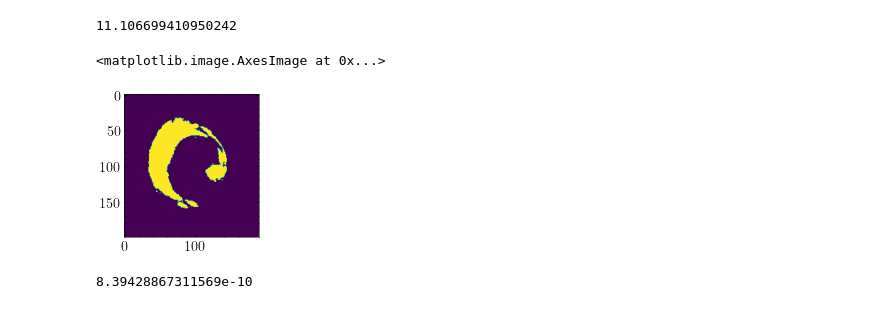
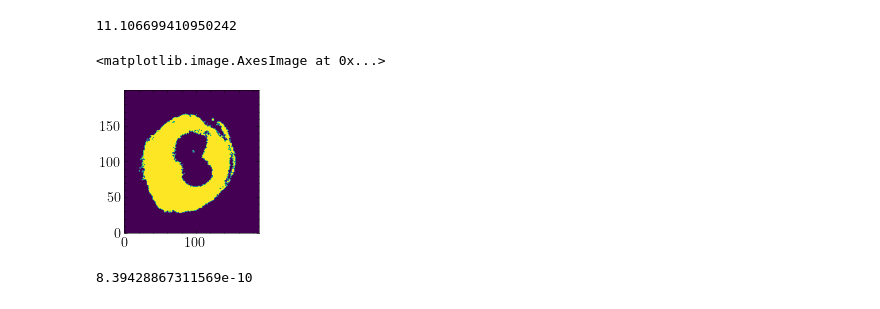
Before and after one commit to AlexandreAdam/rxj1131, a Jupyter notebook: notebooks/quad_optim.ipynb, the cells around one changed output. Saved outputs shown, nothing was run; the diff lists cells and outputs as text; code cells hidden in the pictures.

```diff
--- a/notebooks/quad_optim.ipynb
+++ b/notebooks/quad_optim.ipynb
@@ -330,11 +326,11 @@ xs, ys = np.meshgrid(xs, ys)
 source_grid = np.column_stack([xs.ravel(), ys.ravel()])
 # %%
 good_pixel_map = np.zeros_like(rho, dtype=bool)
-good_pixel_map[im > 0.2] = True
-plt.imshow(good_pixel_map)
+good_pixel_map[im > 0.05] = True
+plt.imshow(good_pixel_map, origin="lower")
 # %% [output]
 <matplotlib.image.AxesImage at 0x...>
-[figure, old version]
+[figure, new version]
 # %%
 # bounds = [ # informed from previous Nested Sampling call
 #     [-0.4, 0], #x0l
```
Also changed, not shown: parts of 18 cells of this notebook, 10 other files.
